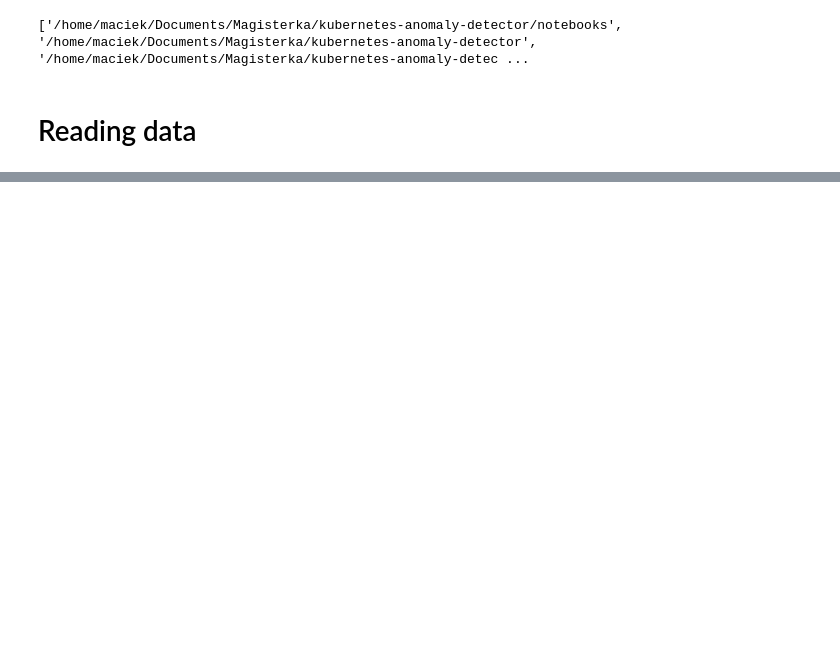
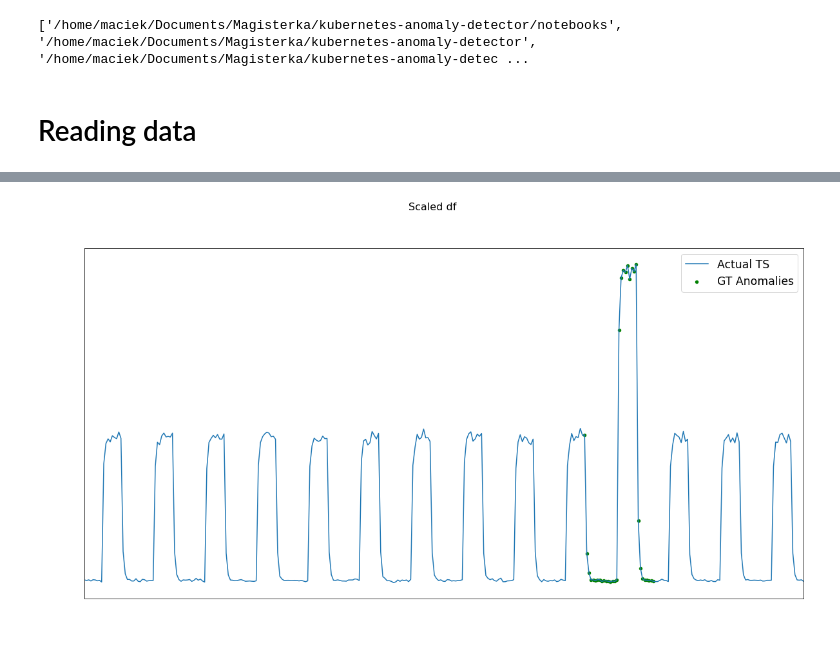
Before and after one commit to emerelte/kad, a Jupyter notebook: notebooks/hmm.ipynb, the cells around one changed output, grey strips where cells are left out. Saved outputs shown, nothing was run; the diff lists cells and outputs as text; code cells hidden in the pictures; blank space fills up the shorter version.

```diff
--- a/notebooks/hmm.ipynb
+++ b/notebooks/hmm.ipynb
@@ -59,0 +56,7 @@ visualization.visualize(resulting_df=with_anomalies_df, metric_name="value")
+# %%
+scaler = MinMaxScaler(feature_range=(-1, 0))
+preprocessed_df["value"] = scaler.fit_transform(preprocessed_df.values)
+
+visualization.visualize(results_df=preprocessed_df, metric_name="value", title="Scaled df")
+# %% [output]
+[figure, added]
```
Also changed, not shown: parts of 6 cells of this notebook, 4 other files.
